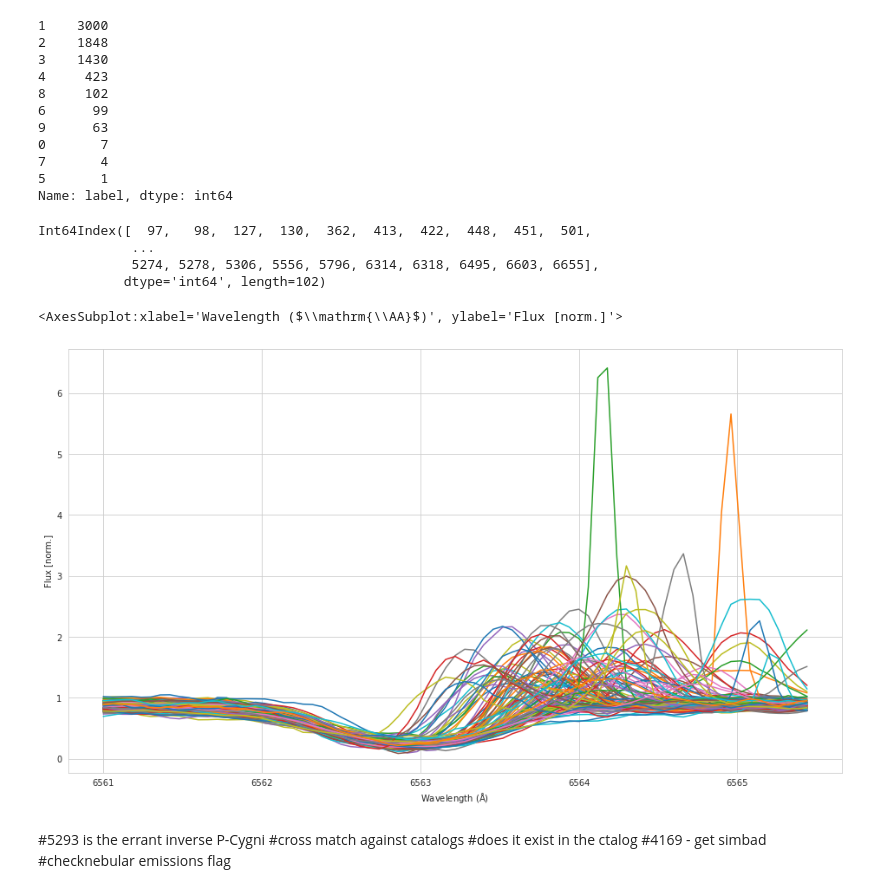
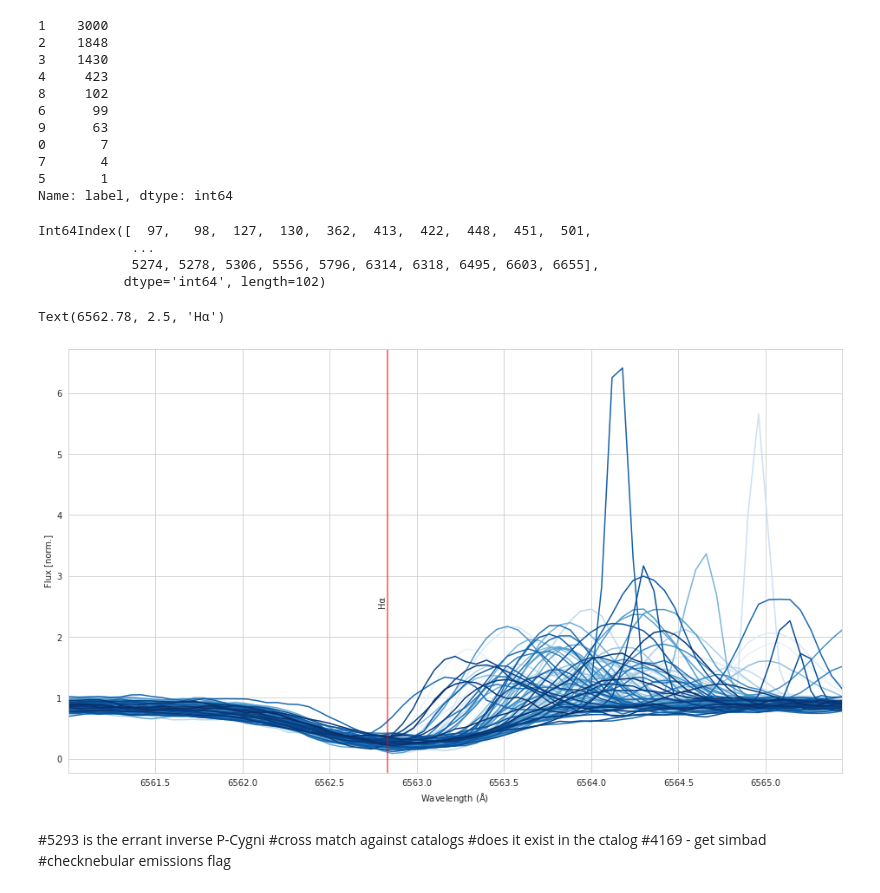
Before and after one commit to PravNJ/PCT-stars-GALAH, a Jupyter notebook: dtw-agglo-clustering.ipynb, the cells around one changed output. Saved outputs shown, nothing was run; the diff lists cells and outputs as text; code cells hidden in the pictures.

```diff
--- a/dtw-agglo-clustering.ipynb
+++ b/dtw-agglo-clustering.ipynb
@@ -22,8 +22,8 @@ LOWER_LAMBDA = 6472.5
 UPPER_LAMBDA = 6740
 PLOT_MASK = range(1475,1550)
 # %%
-hf_spec = h5py.File("/home/pravn/Documents/Research Data/resampled_emission_spectra.h5", "r")
-hf_grid = h5py.File("/home/pravn/Documents/Research Data/wl_grid.h5", "r")
+hf_spec = h5py.File("/home/pravn/Dropbox/Masters/Research Data/resampled_emission_spectra.h5", "r")
+hf_grid = h5py.File("/home/pravn/Dropbox/Masters/Research Data/wl_grid.h5", "r")
 
 wl_grid = np.array(hf_grid["wl_grid"])
 df = pd.DataFrame(hf_spec["spectra"])
@@ -52,0 +49,5 @@ distance_matrix_square_form = sd.squareform(distance_matrix)
+# %%
+#Reads saved distances
+hf_dtwdistance = h5py.File("/home/pravn/Dropbox/Masters/Research Data/dtw_distances_halpha.h5","r")
+# %%
+distance_matrix_square_form= np.array(hf_dtwdistance["dtw_distance"])
@@ -145,7 +155,7 @@ df_masked
 | 6976 | 0.886865 | 0.852035 | 0.881720 | 0.872082 | 0.867847 | ... |
 6977 rows × 76 columns
 # %%
-df_sobject_ids = pd.read_csv("/home/pravn/Documents/Research Data/best_emission_candidates.csv", header=None)
+df_sobject_ids = pd.read_csv("/home/pravn/Dropbox/Masters/Research Data/best_emission_candidates.csv", header=None)
 df_sobject_ids.columns = ["sobject_id"]
 df_masked = pd.concat([df_masked, df_sobject_ids], axis=1)
 cols = df_masked.columns.tolist()
@@ -180,15 +190,24 @@ Name: label, dtype: int64
 # %%
 CLASS = 8
 df_masked_label = df_masked.loc[df_masked["label"]==CLASS]
 print(df_masked_label.index)
-(df_masked.loc[df_masked['label'] == CLASS].drop(columns=['label','sobject_id']).T).plot(legend=False, xlabel = "Wavelength ($\mathrm{\AA}$)", ylabel= "Flux [norm.]")
+ax = (df_masked.loc[df_masked['label'] == CLASS].drop(columns=['label','sobject_id']).T).plot(
+    legend=False,
+    xlabel = "Wavelength ($\mathrm{\AA}$)",
+    ylabel = "Flux [norm.]",
+    #xticks = wl_grid[PLOT_MASK],
+    xlim = (wl_grid[PLOT_MASK].min(),wl_grid[PLOT_MASK].max()),
+    colormap = "Blues"
+    )
+halpha_line = ax.axvline(x=6562.83, color='red', label="coral", alpha=0.7)
+ax.text(6562.78,2.5,"Hα", rotation=90)
 # %% [output]
 Int64Index([  97,   98,  127,  130,  362,  413,  422,  448,  451,  501,
             ...
             5274, 5278, 5306, 5556, 5796, 6314, 6318, 6495, 6603, 6655],
            dtype='int64', length=102)
-<AxesSubplot:xlabel='Wavelength ($\\mathrm{\\AA}$)', ylabel='Flux [norm.]'>
+Text(6562.78, 2.5, 'Hα')
-[figure, old version]
+[figure, new version]
 # %% [markdown]
 #5293 is the errant inverse P-Cygni
 #cross match against catalogs
```
Also changed, not shown: parts of 8 cells of this notebook, 1 other file.
